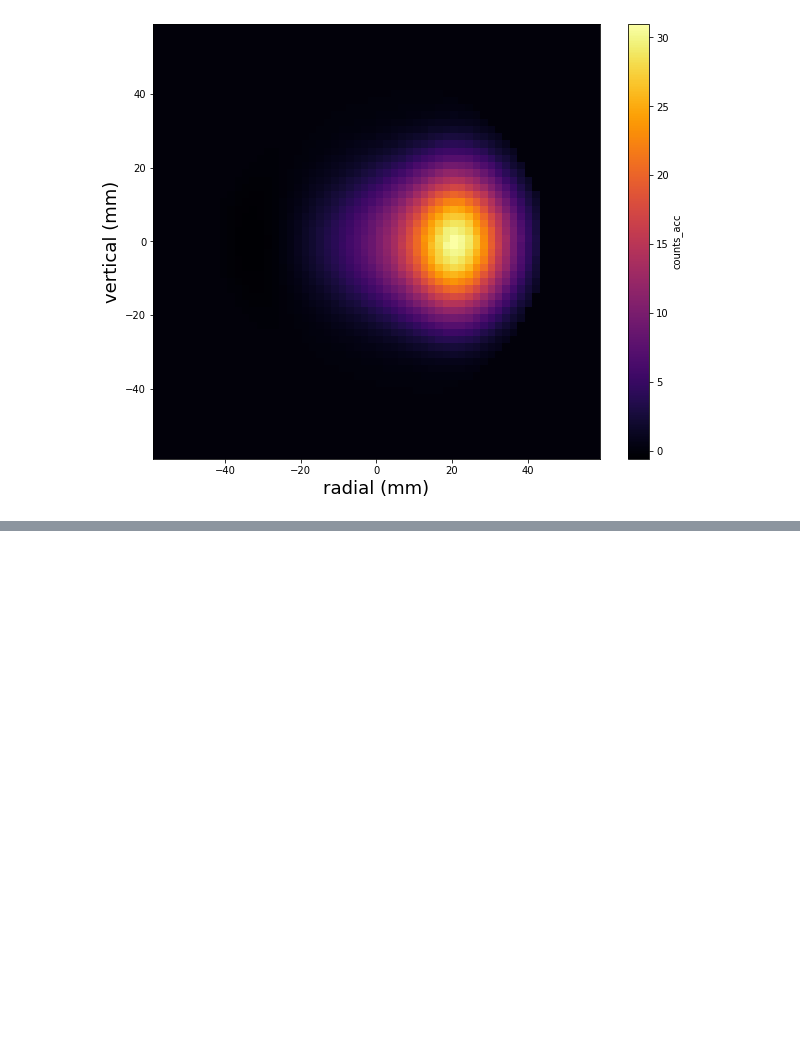
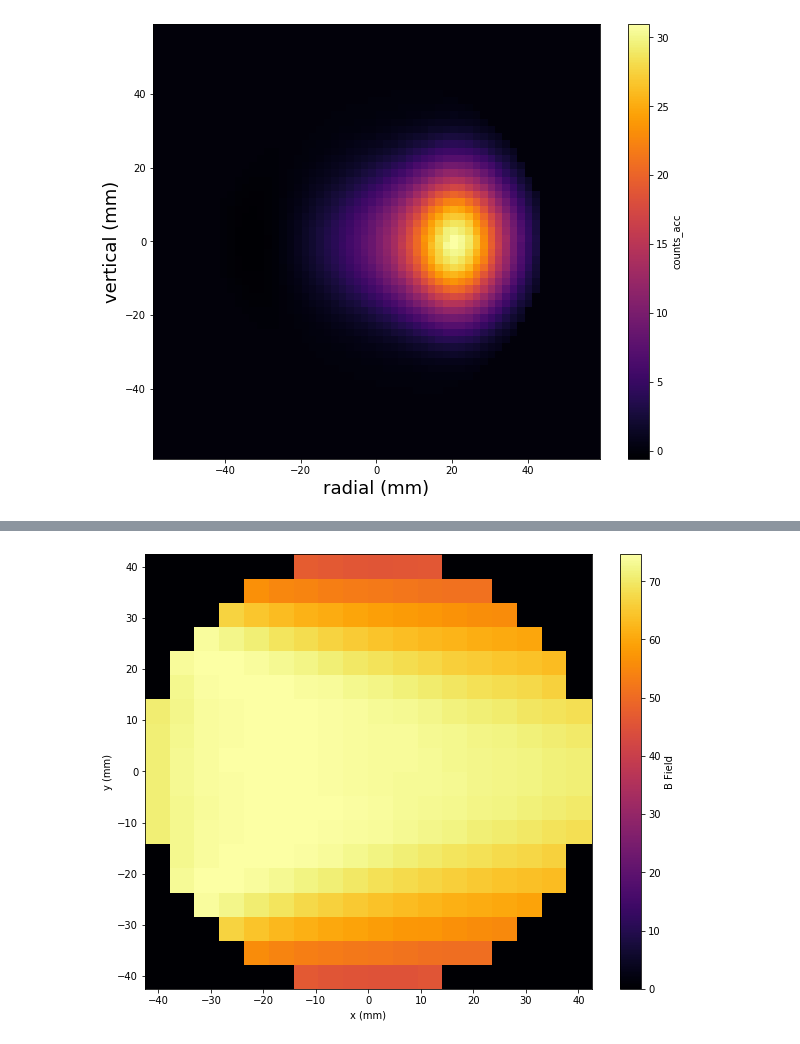
Before and after one commit to jasonbono/MuonConvolution, a Jupyter notebook: acceptance_functions/apply_acceptance_function_demo.ipynb, the cells around one changed output, grey strips where cells are left out. Saved outputs shown, nothing was run; the diff lists cells and outputs as text; code cells hidden in the pictures; blank space fills up the shorter version.

Commit message:
working on resampling generalized field grids to easily apply various acceptance functions

```diff
--- a/acceptance_functions/apply_acceptance_function_demo.ipynb
+++ b/acceptance_functions/apply_acceptance_function_demo.ipynb
@@ -67,0 +70,18 @@ fig
+# %%
+def get_df_acc_raw(file = "/Users/bono/Desktop/gm2FieldAnalysis/MuonConvolution/acceptance_functions/data/PositronAcceptance.txt"):
+    names=['x', 'y', 'acc']
+    df = pd.read_csv(file, sep=",",names=names,skiprows=1)
+
+
+    #convert values to numeric
+    df["acc"] = df["acc"].astype('float')
+    df["x"] = df["x"].astype('float')
+    df["y"] = df["y"].astype('float')
+
+    df.set_index(['x', 'y'],inplace=True)
+
+    return df
+# %%
+df_raw = get_df_acc_raw()
+df_raw.reset_index(inplace=True)
+df_raw.head()
@@ -67,0 +95,13 @@ fig
+# %%
+def plot_acc(df,bins=60,var='B'):
+    fig = plt.figure(figsize=(10, 8))
+    plt.hist2d(df['x'], df['y'], weights=df[var], bins=bins,cmap='inferno')
+    plt.xlabel('x (mm)')
+    plt.ylabel('y (mm)')
+    cbar = plt.colorbar()
+    cbar.ax.set_ylabel('B Field')
+    plt.close()
+    return fig
+plot_acc(df=df_raw,bins=18,var='acc')
+# %% [output]
+[figure, added]
```
Also changed, not shown: parts of 13 cells of this notebook.
